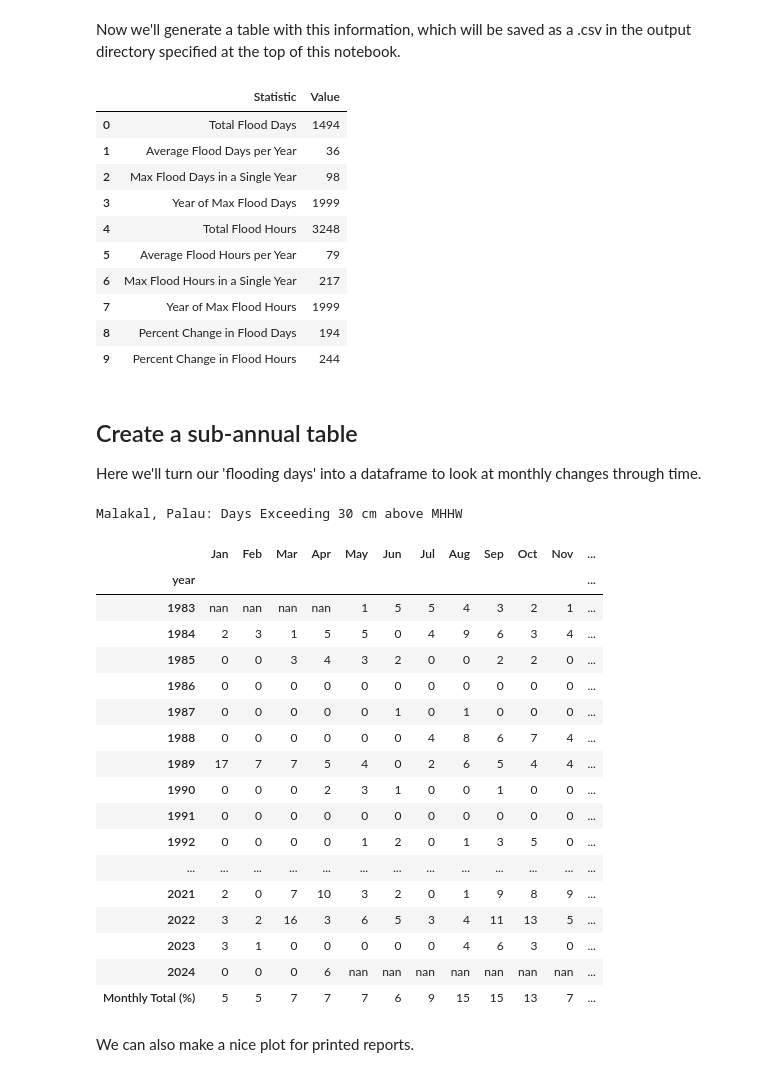
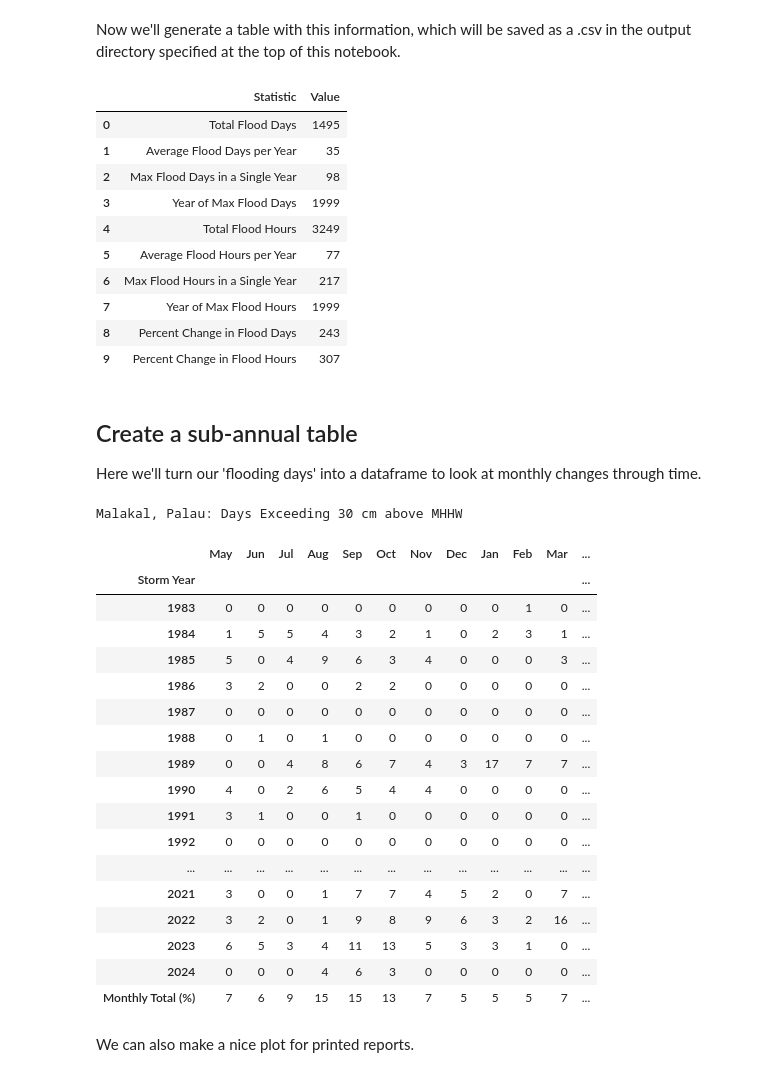
Before and after one commit to lauracagigal/CC_indicators, a Jupyter notebook: notebooks_historical/ocean/1_sea_level/a_sea_level_ff.ipynb, the cells around one changed output. Saved outputs shown, nothing was run; the diff lists cells and outputs as text; code cells hidden in the pictures.

```diff
--- a/notebooks_historical/ocean/1_sea_level/a_sea_level_ff.ipynb
+++ b/notebooks_historical/ocean/1_sea_level/a_sea_level_ff.ipynb
@@ -209,8 +210,8 @@ epoch_end = datetime.datetime.strptime(epoch_end, '%d-%b-%Y')
 data_end = rsl['time'].values[-1]
 data_end = pd.to_datetime(data_end)
 
-# start the data at epoch_start year on May 1st
-data_start = pd.Timestamp(year=epoch_start.year, month=5, day=1)
+# start the data at year before epoch_start year on May 1st
+data_start = pd.Timestamp(year=epoch_start.year-1, month=5, day=1)
 data_start = pd.to_datetime(data_start)
 
 # end the data at April 30th of the year of the last data request
@@ -681,16 +665,16 @@ summary_stats_df = pd.DataFrame(summary_stats, columns=['Statistic', 'Value'])
 summary_stats_df
 # %% [output]
 |  | Statistic | Value |
-| 0 | Total Flood Days | 1494 |
-| 1 | Average Flood Days per Year | 36 |
+| 0 | Total Flood Days | 1495 |
+| 1 | Average Flood Days per Year | 35 |
 | 2 | Max Flood Days in a Single Year | 98 |
 | 3 | Year of Max Flood Days | 1999 |
-| 4 | Total Flood Hours | 3248 |
-| 5 | Average Flood Hours per Year | 79 |
+| 4 | Total Flood Hours | 3249 |
+| 5 | Average Flood Hours per Year | 77 |
 | 6 | Max Flood Hours in a Single Year | 217 |
 | 7 | Year of Max Flood Hours | 1999 |
-| 8 | Percent Change in Flood Days | 194 |
-| 9 | Percent Change in Flood Hours | 244 |
+| 8 | Percent Change in Flood Days | 243 |
+| 9 | Percent Change in Flood Hours | 307 |
 # %% [markdown]
 ## Create a sub-annual table
 Here we'll turn our 'flooding days' into a dataframe to look at monthly changes through time.
@@ -705,62 +689,77 @@ df = df[['time', 'flood_day']]
 
 df['year'] = df['time'].dt.year
 df['month'] = df['time'].dt.month
-df = df.drop(columns='time')
 
-# sum the number of flood days in each month for each year
+# adjust for storm year
+df.loc[df['month'] > 4, 'year'] = df.loc[df['month'] > 4, 'year'] + 1
+
+# drop original time column
+df = df.drop(columns=['time'])
+
+# sum the number of flood days in each month for each storm year
 df = df.groupby(['year', 'month']).sum()
 
 # pivot the table
 df = df.pivot_table(index='year', columns='month', values='flood_day')
 
+# remove first and last rows (partial years)
+# df = df.iloc[1:-1]
+
+# rename year to Storm Year
+df.index.name = 'Storm Year'
+
+#define reordered months (for storm year, May to April)
+month_order = [5,6,7,8,9,10,11,12,1,2,3,4]
+month_names = [calendar.month_abbr[i] for i in month_order]
 # rename months to month names
-df.columns = calendar.month_abbr[1:]
+df = df[month_order]
+df.columns = month_names
 
 # add a column for the total number of flood days in each year
 df['Annual'] = df.sum(axis=1)
 
 
 
 # add a row for the total number of flood days in each month, normalized the total flood days (last row, last column)
 df.loc['Monthly Total (%)'] = df.sum()
 df.loc['Monthly Total (%)'] = 100*df.loc['Monthly Total (%)']/df.loc['Monthly Total (%)', 'Annual']
 
 station_name = SL_daily_max['station_name'].values[0].decode('utf-8') +', ' + SL_daily_max['station_country'].values[0].decode('utf-8')
 
 tableTitle = station_name + ': Days Exceeding ' + str(threshold) + ' cm above MHHW'
 # Apply background gradient and add a title with larger text
 styled_df = df.style.background_gradient(
-    cmap='Blues', axis=None, subset=(df.index[:-1], df.columns[:-1])
+    cmap='Purples', axis=None, subset=(df.index[:-1], df.columns[:-1])
 ).format("{:.0f}").background_gradient(
-    cmap='Purples', axis=None, subset=(df.index[-1], df.columns[:-1])
+    cmap='Grays', axis=None, subset=(df.index[-1], df.columns[:-1])
 ).format("{:.0f}").set_caption(tableTitle).set_table_styles([
     {
         'selector': 'caption',
         'props': [('font-size', '16px'), ('margin-bottom', '10px')]
     }
 ])
 
 styled_df
 # %% [output]
 Malakal, Palau: Days Exceeding 30 cm above MHHW
-|  | Jan | Feb | Mar | Apr | May | Jun | Jul | Aug | Sep | Oct | Nov | ... |
-| year |  |  |  |  |  |  |  |  |  |  |  | ... |
-| 1983 | nan | nan | nan | nan | 1 | 5 | 5 | 4 | 3 | 2 | 1 | ... |
-| 1984 | 2 | 3 | 1 | 5 | 5 | 0 | 4 | 9 | 6 | 3 | 4 | ... |
-| 1985 | 0 | 0 | 3 | 4 | 3 | 2 | 0 | 0 | 2 | 2 | 0 | ... |
-| 1986 | 0 | 0 | 0 | 0 | 0 | 0 | 0 | 0 | 0 | 0 | 0 | ... |
-| 1987 | 0 | 0 | 0 | 0 | 0 | 1 | 0 | 1 | 0 | 0 | 0 | ... |
-| 1988 | 0 | 0 | 0 | 0 | 0 | 0 | 4 | 8 | 6 | 7 | 4 | ... |
-| 1989 | 17 | 7 | 7 | 5 | 4 | 0 | 2 | 6 | 5 | 4 | 4 | ... |
-| 1990 | 0 | 0 | 0 | 2 | 3 | 1 | 0 | 0 | 1 | 0 | 0 | ... |
-| 1991 | 0 | 0 | 0 | 0 | 0 | 0 | 0 | 0 | 0 | 0 | 0 | ... |
-| 1992 | 0 | 0 | 0 | 0 | 1 | 2 | 0 | 1 | 3 | 5 | 0 | ... |
+|  | May | Jun | Jul | Aug | Sep | Oct | Nov | Dec | Jan | Feb | Mar | ... |
+| Storm Year |  |  |  |  |  |  |  |  |  |  |  | ... |
+| 1983 | 0 | 0 | 0 | 0 | 0 | 0 | 0 | 0 | 0 | 1 | 0 | ... |
+| 1984 | 1 | 5 | 5 | 4 | 3 | 2 | 1 | 0 | 2 | 3 | 1 | ... |
+| 1985 | 5 | 0 | 4 | 9 | 6 | 3 | 4 | 0 | 0 | 0 | 3 | ... |
+| 1986 | 3 | 2 | 0 | 0 | 2 | 2 | 0 | 0 | 0 | 0 | 0 | ... |
+| 1987 | 0 | 0 | 0 | 0 | 0 | 0 | 0 | 0 | 0 | 0 | 0 | ... |
+| 1988 | 0 | 1 | 0 | 1 | 0 | 0 | 0 | 0 | 0 | 0 | 0 | ... |
+| 1989 | 0 | 0 | 4 | 8 | 6 | 7 | 4 | 3 | 17 | 7 | 7 | ... |
+| 1990 | 4 | 0 | 2 | 6 | 5 | 4 | 4 | 0 | 0 | 0 | 0 | ... |
+| 1991 | 3 | 1 | 0 | 0 | 1 | 0 | 0 | 0 | 0 | 0 | 0 | ... |
+| 1992 | 0 | 0 | 0 | 0 | 0 | 0 | 0 | 0 | 0 | 0 | 0 | ... |
 | ... | ... | ... | ... | ... | ... | ... | ... | ... | ... | ... | ... | ... |
-| 2021 | 2 | 0 | 7 | 10 | 3 | 2 | 0 | 1 | 9 | 8 | 9 | ... |
-| 2022 | 3 | 2 | 16 | 3 | 6 | 5 | 3 | 4 | 11 | 13 | 5 | ... |
-| 2023 | 3 | 1 | 0 | 0 | 0 | 0 | 0 | 4 | 6 | 3 | 0 | ... |
-| 2024 | 0 | 0 | 0 | 6 | nan | nan | nan | nan | nan | nan | nan | ... |
-| Monthly Total (%) | 5 | 5 | 7 | 7 | 7 | 6 | 9 | 15 | 15 | 13 | 7 | ... |
+| 2021 | 3 | 0 | 0 | 1 | 7 | 7 | 4 | 5 | 2 | 0 | 7 | ... |
+| 2022 | 3 | 2 | 0 | 1 | 9 | 8 | 9 | 6 | 3 | 2 | 16 | ... |
+| 2023 | 6 | 5 | 3 | 4 | 11 | 13 | 5 | 3 | 3 | 1 | 0 | ... |
+| 2024 | 0 | 0 | 0 | 4 | 6 | 3 | 0 | 0 | 0 | 0 | 0 | ... |
+| Monthly Total (%) | 7 | 6 | 9 | 15 | 15 | 13 | 7 | 5 | 5 | 5 | 7 | ... |
 # %% [markdown]
 We can also make a nice plot for printed reports.
 # %%
```
Also changed, not shown: parts of 16 cells of this notebook.
